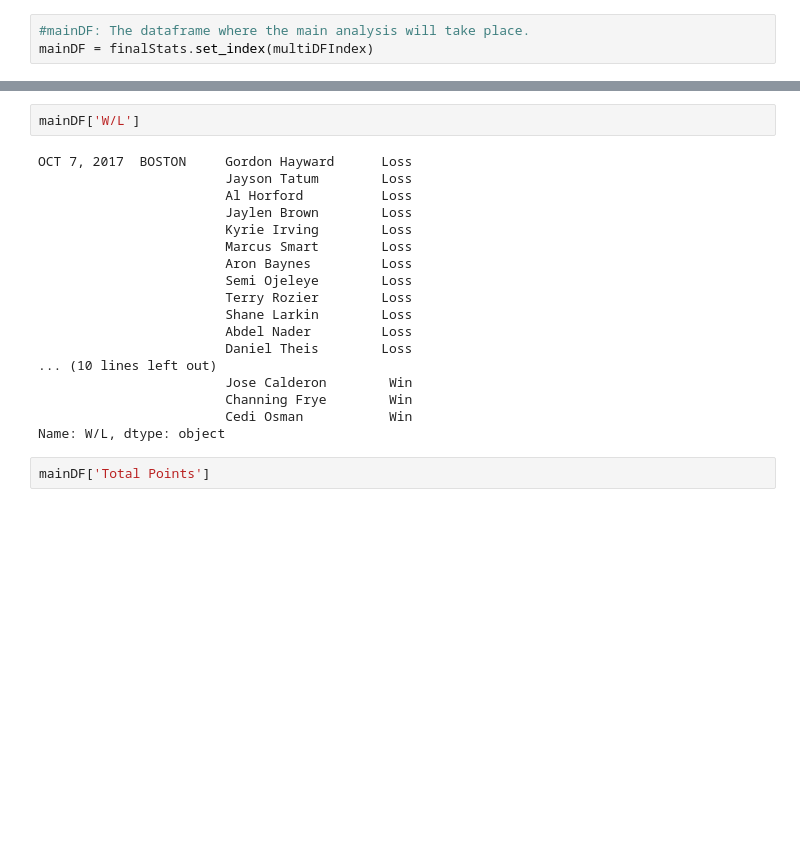
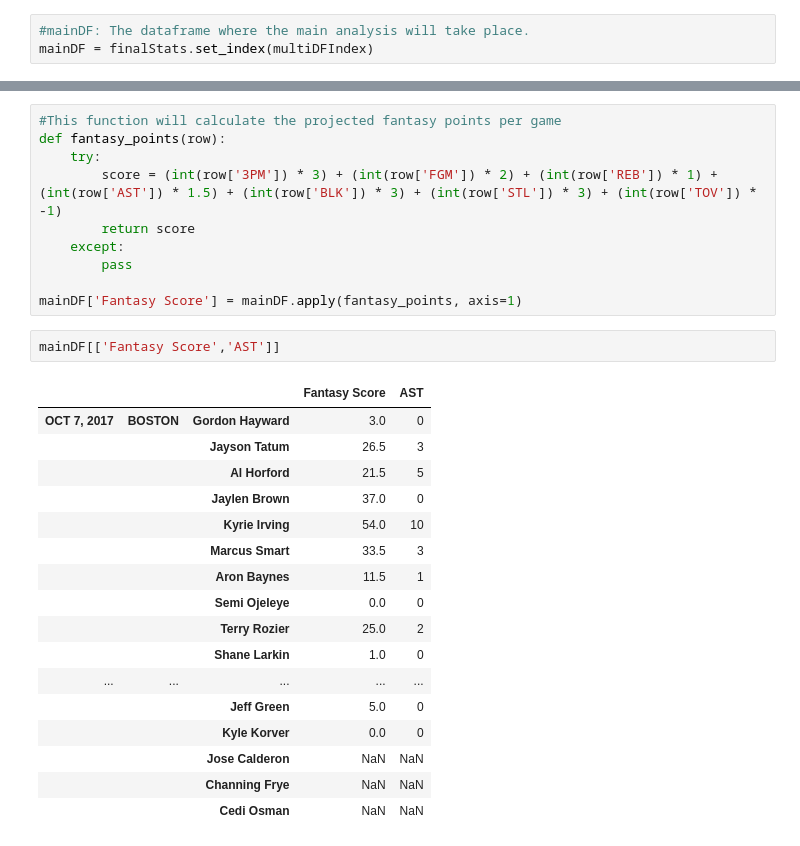
Before and after one commit to matgraham/nba, a Jupyter notebook: NBA_ML.ipynb, the cells around one changed output, grey strips where cells are left out. Drawn from its saved outputs; the diff is of its cells as text; blank space fills up the shorter version.

Commit message:
12/3 Update: Created the function for the fantasy points tally

```diff
--- a/NBA_ML.ipynb
+++ b/NBA_ML.ipynb
@@ -124,22 +144,30 @@ mainDF['W/L'] = win_loss
-# %%
-mainDF['W/L']
-# %% [output]
-OCT 7, 2017  BOSTON     Gordon Hayward      Loss
-                        Jayson Tatum        Loss
-                        Al Horford          Loss
-                        Jaylen Brown        Loss
-                        Kyrie Irving        Loss
-                        Marcus Smart        Loss
-                        Aron Baynes         Loss
-                        Semi Ojeleye        Loss
-                        Terry Rozier        Loss
-                        Shane Larkin        Loss
-                        Abdel Nader         Loss
-                        Daniel Theis        Loss
-... (10 lines left out)
-                        Jose Calderon        Win
-                        Channing Frye        Win
-                        Cedi Osman           Win
-Name: W/L, dtype: object
-# %%
-mainDF['Total Points']
+# %%
+#This function will calculate the projected fantasy points per game
+def fantasy_points(row):
+    try:
+        score = (int(row['3PM']) * 3) + (int(row['FGM']) * 2) + (int(row['REB']) * 1) + (int(row['AST']) * 1.5) + (int(row['BLK']) * 3) + (int(row['STL']) * 3) + (int(row['TOV']) * -1)
+        return score
+    except:
+        pass
+
+mainDF['Fantasy Score'] = mainDF.apply(fantasy_points, axis=1)
+# %%
+mainDF[['Fantasy Score','AST']]
+# %% [output]
+|  |  |  | Fantasy Score | AST |
+| OCT 7, 2017 | BOSTON | Gordon Hayward | 3.0 | 0 |
+|  |  | Jayson Tatum | 26.5 | 3 |
+|  |  | Al Horford | 21.5 | 5 |
+|  |  | Jaylen Brown | 37.0 | 0 |
+|  |  | Kyrie Irving | 54.0 | 10 |
+|  |  | Marcus Smart | 33.5 | 3 |
+|  |  | Aron Baynes | 11.5 | 1 |
+|  |  | Semi Ojeleye | 0.0 | 0 |
+|  |  | Terry Rozier | 25.0 | 2 |
+|  |  | Shane Larkin | 1.0 | 0 |
+| ... | ... | ... | ... | ... |
+|  |  | Jeff Green | 5.0 | 0 |
+|  |  | Kyle Korver | 0.0 | 0 |
+|  |  | Jose Calderon | NaN | NaN |
+|  |  | Channing Frye | NaN | NaN |
+|  |  | Cedi Osman | NaN | NaN |
```
Also changed, not shown: parts of 3 cells of this notebook.
